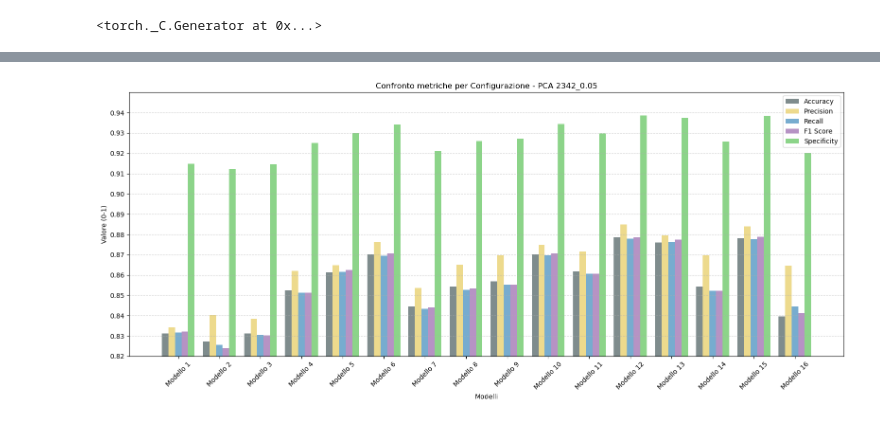
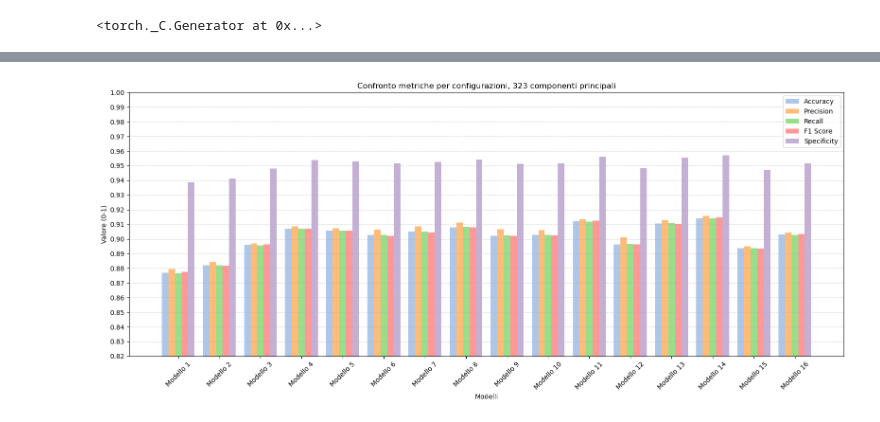
Before and after one commit to noemiaime/PCA_AE_histology, a Jupyter notebook: 4_FC_training_PCA.ipynb, the cells around one changed output, grey strips where cells are left out. Drawn from its saved outputs; the diff is of its cells as text; code cells hidden in the pictures.

```diff
--- a/4_FC_training_PCA.ipynb
+++ b/4_FC_training_PCA.ipynb
@@ -26,11 +26,10 @@ torch.manual_seed(42)
 # configurazione
 image_size = 224 # dimensione a cui ridimensionare ogni immagine
 batch_size = 32  # batch size per i DataLoader
-n_components = 2342 # componenti principali che spiegano l 95% della soglia
-noise_std = 0.05
-# valori diversi di noise_std provati [0.0, 0.01, 0.05, 0.1, 0.2, 0.3]
+n_components = 323 # componenti principali che spiegano il 75% della soglia
+noise_std = 0.2
 train_ratio, val_ratio = 0.7, 0.15  # percentuali per suddividere in train/val/test
-epochs = 100 # epoche training, 100
+epochs = 100 # epoche training
 
 pretty_labels = ['adenocarcinoma', 'benigno', 'carcinoma squamoso']  # nomi delle classi più leggibili
 # %%
@@ -77,6 +78,7 @@ class FlexibleNet(nn.Module):  # rete neurale FC, configurabile (layer, dropout,
     def forward(self, x):
         return self.model(x)
 # %%
+# misura specificity, non ho trovato una funzione che lo fa di sklearn (come per f1, recall e precision)
 def specificity_score(y_true, y_pred, average='macro'):
     cm = confusion_matrix(y_true, y_pred)
     num_classes = cm.shape[0]
@@ -95,6 +97,6 @@ def specificity_score(y_true, y_pred, average='macro'):
     elif average == 'none':
         return specificities
     else:
-        raise ValueError("average must be 'macro' or 'none'")
+        raise ValueError("Inserire modalità")
 # %%
 # funzione di training
@@ -451,13 +468,14 @@ Epoch 07 | Train Acc: 95.66% | Val Acc: 69.12%
 # %%
-summary_df = pd.DataFrame(summary)
+summary_df = pd.DataFrame(summary) # conversione in data frame
 summary_df['specificity_per_class'] = summary_df['specificity_per_class'].apply(
     lambda x: ','.join(f"{v:.4f}" for v in x) if isinstance(x, (list, np.ndarray)) else str(x)
-)
+) # formato corretto
 summary_df['test_specificity_per_class'] = summary_df['test_specificity_per_class'].apply(
     lambda x: ','.join(f"{v:.4f}" for v in x) if isinstance(x, (list, np.ndarray)) else str(x)
-)
-summary_df.to_csv(os.path.join("pca_outputs", f"{experiment_name}_summary.csv"), index=False)
+) # formato corretto
+summary_df.to_csv(os.path.join("pca_outputs", f"{experiment_name}_summary.csv"), index=False) # salvataggio
 
+# scrittura riassunto .txt
 with open(os.path.join("pca_outputs", f"{experiment_name}_summary.txt"), 'w') as f:
     for row in summary:
         f.write(f"Config {row['config_id']} | Acc: {row['accuracy']:.2f}% | Dropout: {row['dropout']} | Layers: {row['hidden_dims']}\n")
@@ -485,31 +503,31 @@ print(np.bincount(y_test.numpy()))
 # %%
 #solo le configurazioni con cross_val=True
 summary_df = summary_df[summary_df['cross_val'] == True]
 
-# eseguzione del plot solo se ci sono 15 configurazioni
+# eseguzione del plot solo se ci sono 16 configurazioni
 if len(summary_df) == 16:
     x = np.arange(len(summary_df))
     bar_width = 0.16
 
     plt.figure(figsize=(16, 7))
-    plt.bar(x - 2 * bar_width, summary_df['test_accuracy'] / 100, width=bar_width, label='Accuracy', color='#7F8C8D')
-    plt.bar(x - 1 * bar_width, summary_df['test_precision'], width=bar_width, label='Precision', color="#E7CD64BC")
-    plt.bar(x, summary_df['test_recall'], width=bar_width, label='Recall', color="#448DBEB9")
-    plt.bar(x + 1 * bar_width, summary_df['test_f1_score'], width=bar_width, label='F1 Score', color="#A275B4C8")
-    plt.bar(x + 2 * bar_width, summary_df['test_specificity'], width=bar_width, label='Specificity', color="#66C763C0")
+    plt.bar(x - 2 * bar_width, summary_df['test_accuracy'] / 100, width=bar_width, label='Accuracy', color='#aec7e8')
+    plt.bar(x - 1 * bar_width, summary_df['test_precision'], width=bar_width, label='Precision', color='#ffbb78')
+    plt.bar(x, summary_df['test_recall'], width=bar_width, label='Recall', color='#98df8a')
+    plt.bar(x + 1 * bar_width, summary_df['test_f1_score'], width=bar_width, label='F1 Score', color='#ff9896')
+    plt.bar(x + 2 * bar_width, summary_df['test_specificity'], width=bar_width, label='Specificity', color='#c5b0d5')
 
     plt.xlabel("Modelli")
     plt.ylabel("Valore (0-1)")
-    plt.title(f"Confronto metriche per Configurazione - PCA {n_components}_{noise_std}")
+    plt.title(f"Confronto metriche per configurazioni, {n_components} componenti principali")
     plt.xticks(x, [f"Modello {cid}" for cid in summary_df['config_id']], rotation=45)
-    plt.ylim(0.82, 0.95)
+    plt.ylim(0.82, 1)
     plt.legend()
-    plt.yticks(np.arange(0.82, 0.95, 0.01))
+    plt.yticks(np.arange(0.82, 1, 0.01))
     plt.grid(axis='y', linestyle='--', alpha=0.6)
     plt.tight_layout()
     plt.savefig(os.path.join(output_folder, "metrics_comparison.png"))
     plt.show()
 else:
     print("Nessun grafico generato.")
 # %% [output]
-[figure, old version]
+[figure, new version]
```
Also changed, not shown: parts of 13 cells of this notebook, 17 other files.
